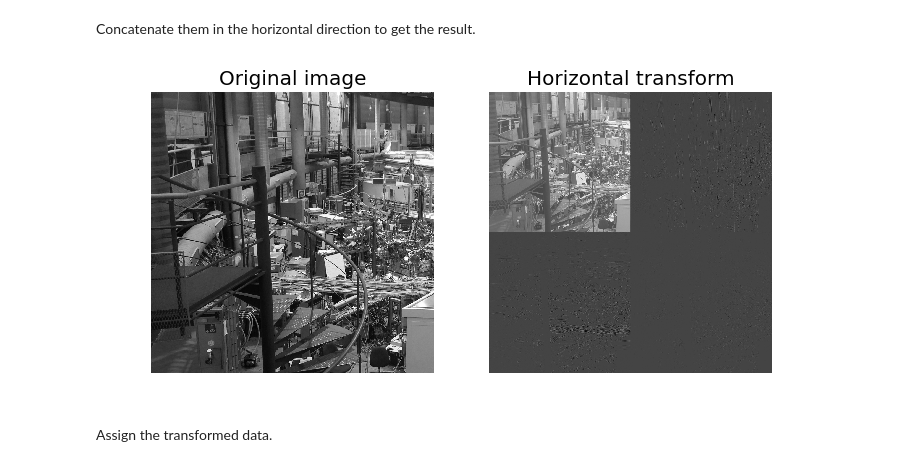
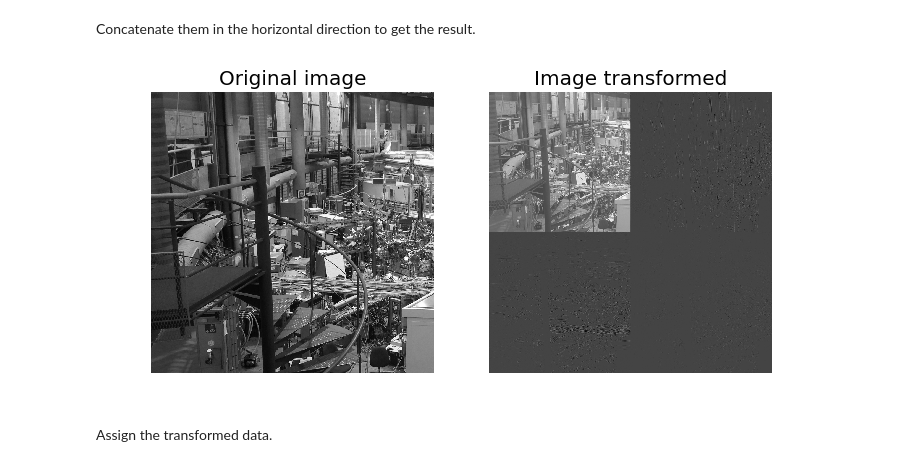
Before and after one commit to arsenal9971/FAIII, a Jupyter notebook: faiii_ha8_bessyii_julia.ipynb, the cells around one changed output. Saved outputs shown, nothing was run; the diff lists cells and outputs as text; code cells hidden in the pictures.

```diff
--- a/faiii_ha8_bessyii_julia.ipynb
+++ b/faiii_ha8_bessyii_julia.ipynb
@@ -347,9 +347,9 @@ A = cat(2, Coarse, Detail );
 # %%
 clf;
 imageplot(f,"Original image",1,2,1);
-imageplot(A,"Horizontal transform",1,2,2);
+imageplot(A,"Image transformed",1,2,2);
 # %% [output]
-[figure, old version]
+[figure, new version]
 # %% [markdown]
 Assign the transformed data.
 # %%
```
Also changed, not shown: parts of 3 cells of this notebook, 3 other files.
